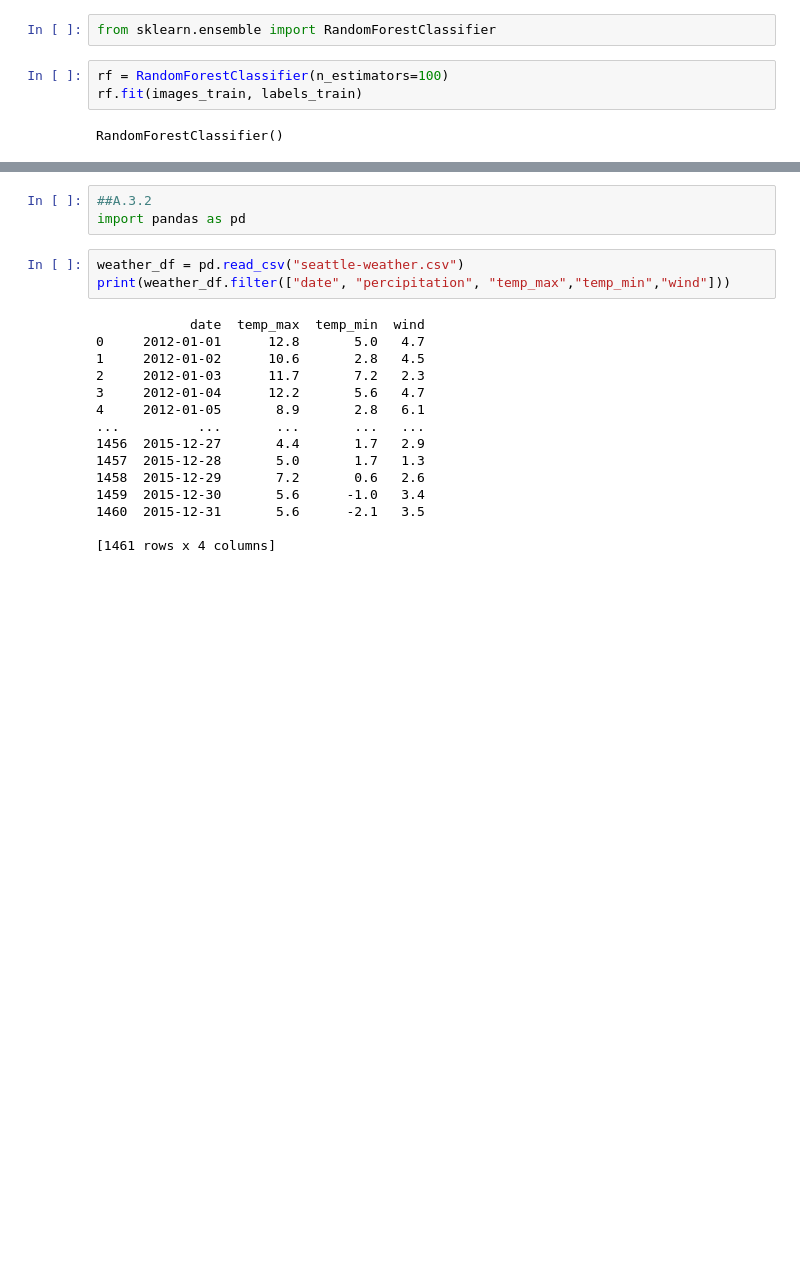
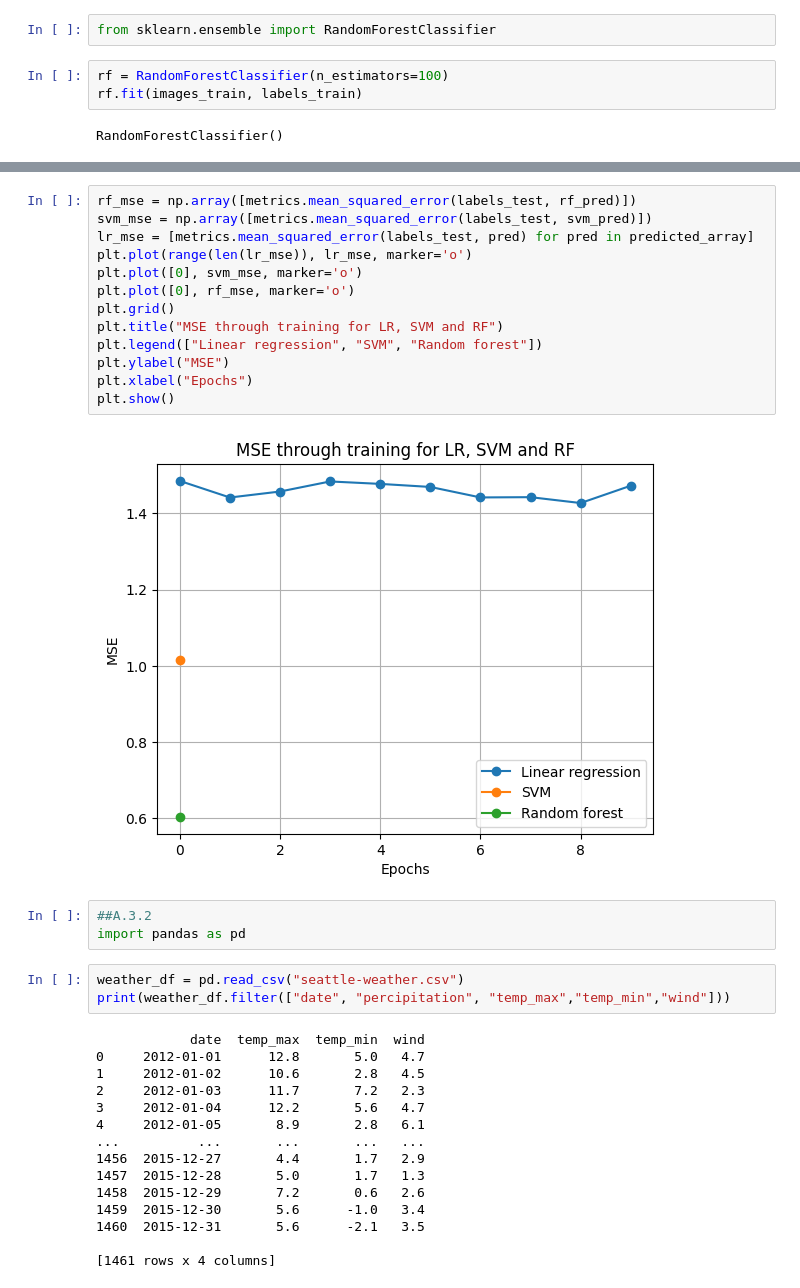
Before and after one commit to imgmaterial/AILabs, a Jupyter notebook: Labs/Lab3/Lab3.ipynb, the cells around one changed output, grey strips where cells are left out. Saved outputs shown, nothing was run; the diff lists cells and outputs as text; blank space fills up the shorter version.

```diff
--- a/Labs/Lab3/Lab3.ipynb
+++ b/Labs/Lab3/Lab3.ipynb
@@ -203,3 +207,18 @@ metrics.accuracy_score(rf_pred, labels_test)
+# %%
+rf_mse = np.array([metrics.mean_squared_error(labels_test, rf_pred)])
+svm_mse = np.array([metrics.mean_squared_error(labels_test, svm_pred)])
+lr_mse = [metrics.mean_squared_error(labels_test, pred) for pred in predicted_array]
+plt.plot(range(len(lr_mse)), lr_mse, marker='o')
+plt.plot([0], svm_mse, marker='o')
+plt.plot([0], rf_mse, marker='o')
+plt.grid()
+plt.title("MSE through training for LR, SVM and RF")
+plt.legend(["Linear regression", "SVM", "Random forest"])
+plt.ylabel("MSE")
+plt.xlabel("Epochs")
+plt.show()
+# %% [output]
+[figure, added]
 # %%
 ##A.3.2
 import pandas as pd
```
Also changed, not shown: parts of 4 cells of this notebook.
